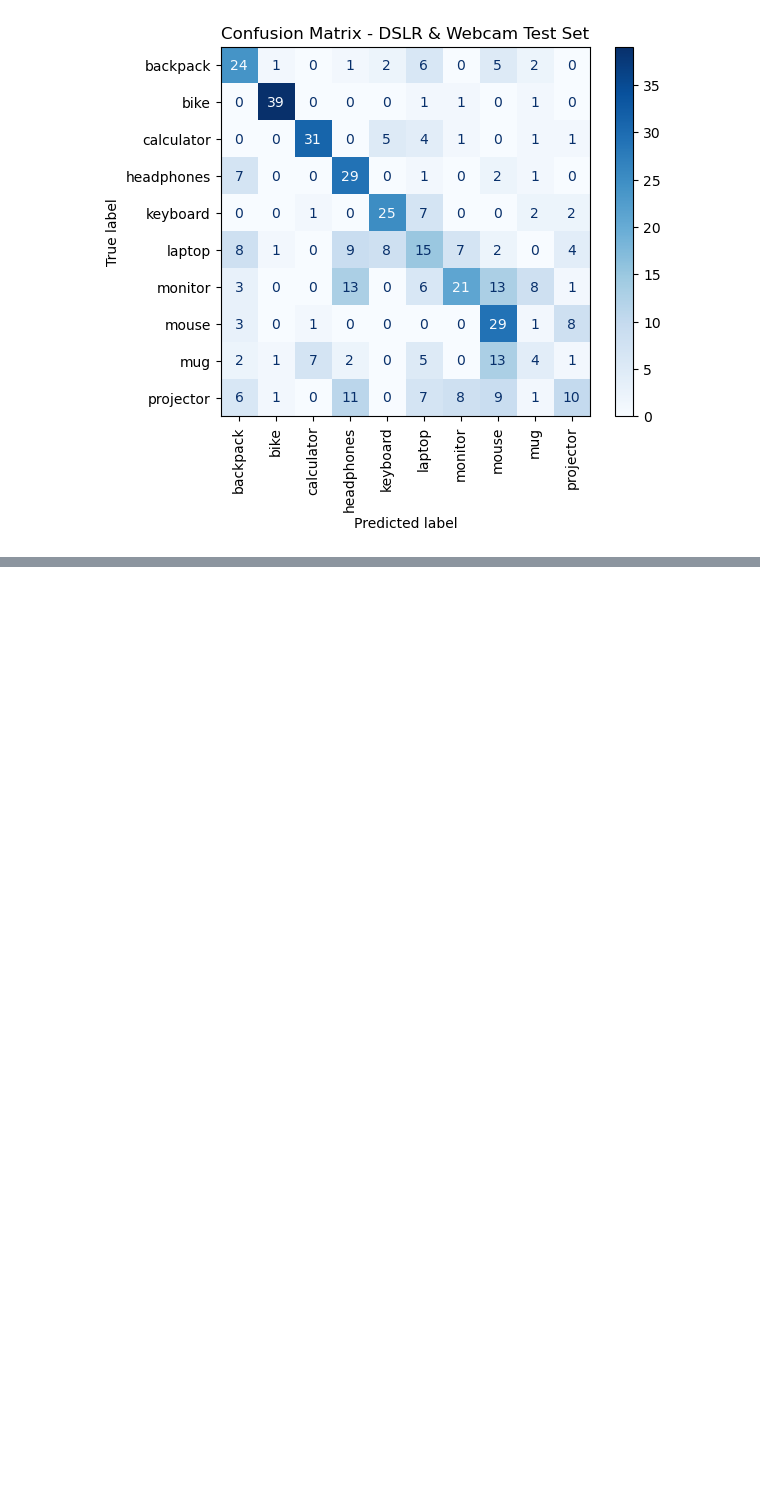
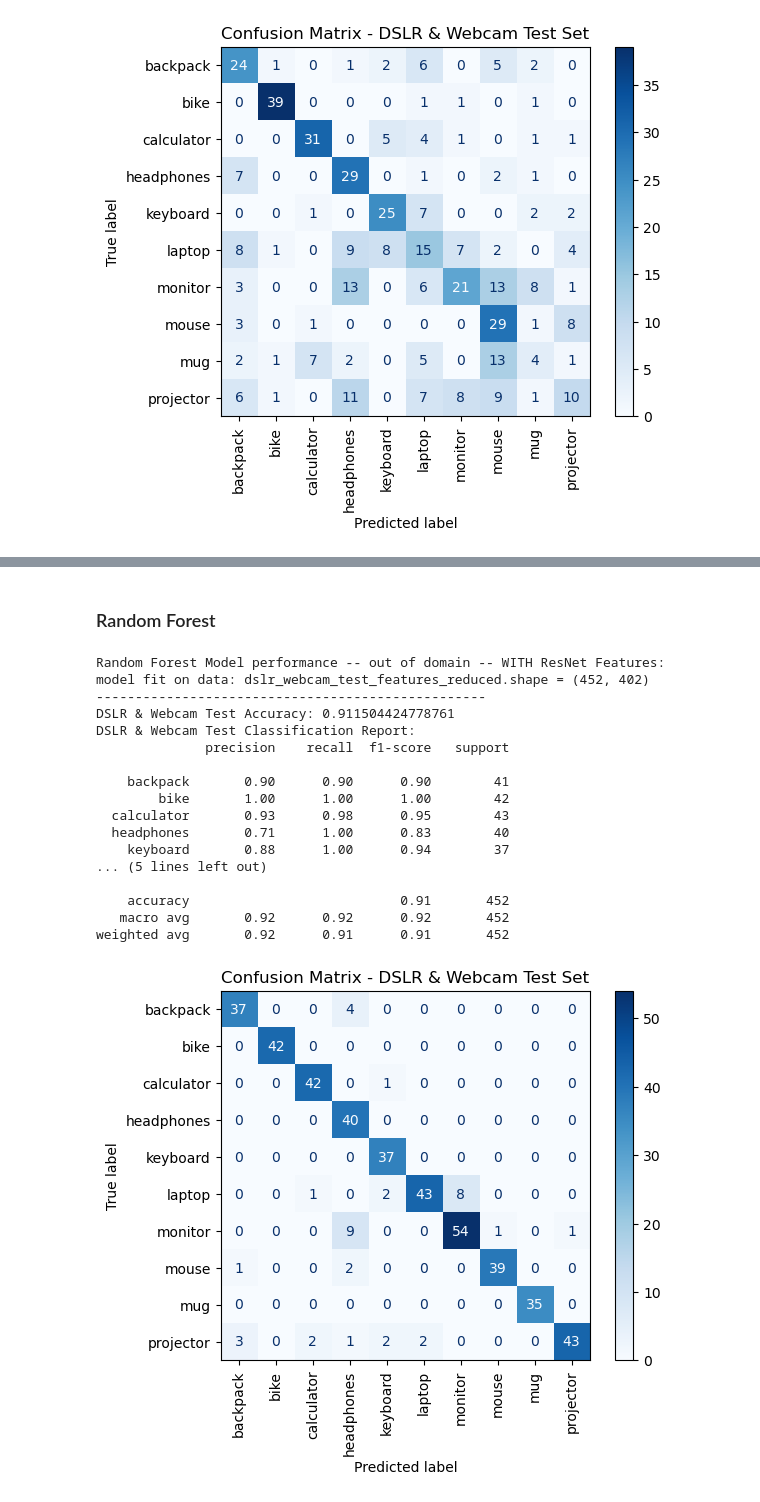
Before and after one commit to kennyalexlin/W281-Domain-Adaptation-Final-Project, a Jupyter notebook: full_extract_pipeline.ipynb, the cells around one changed output, grey strips where cells are left out. Cells and saved outputs as stored; diff of their text form; code cells hidden in the pictures; blank space fills up the shorter version.

```diff
--- a/full_extract_pipeline.ipynb
+++ b/full_extract_pipeline.ipynb
@@ -946,0 +1251,49 @@ weighted avg       0.50      0.50      0.48       452
+# %% [markdown]
+### Random Forest
+# %%
+import matplotlib.pyplot as plt
+from sklearn.metrics import confusion_matrix, ConfusionMatrixDisplay
+from sklearn.metrics import classification_report, accuracy_score
+
+#  Evaluate the model on DSLR test features
+# Step 6: Train an SVM model
+print("\nRandom Forest Model performance -- out of domain -- WITH ResNet Features:")
+print(f"model fit on data: {dslr_webcam_test_features_reduced.shape = }")
+print('-'*50)
+
+# Evaluate the model on DSLR test features
+dslr_webcam_test_predictions = rf_model.predict(dslr_webcam_test_features_reduced)
+dslr_webcam_test_accuracy = accuracy_score(dslr_webcam_test_labels, dslr_webcam_test_predictions)
+
+# Print classification report and accuracy
+print(f"DSLR & Webcam Test Accuracy: {dslr_webcam_test_accuracy}")
+print("DSLR & Webcam Test Classification Report:")
+print(classification_report(dslr_webcam_test_labels, dslr_webcam_test_predictions))
+
+# Compute confusion matrix
+conf_matrix = confusion_matrix(dslr_webcam_test_labels, dslr_webcam_test_predictions)
+
+# Display confusion matrix as a heatmap
+disp = ConfusionMatrixDisplay(confusion_matrix=conf_matrix, display_labels=np.unique(dslr_webcam_test_labels))
+disp.plot(cmap=plt.cm.Blues, xticks_rotation='vertical')
+plt.title("Confusion Matrix - DSLR & Webcam Test Set")
+plt.show()
+# %% [output]
+Random Forest Model performance -- out of domain -- WITH ResNet Features:
+model fit on data: dslr_webcam_test_features_reduced.shape = (452, 402)
+--------------------------------------------------
+DSLR & Webcam Test Accuracy: 0.911504424778761
+DSLR & Webcam Test Classification Report:
+              precision    recall  f1-score   support
+
+    backpack       0.90      0.90      0.90        41
+        bike       1.00      1.00      1.00        42
+  calculator       0.93      0.98      0.95        43
+  headphones       0.71      1.00      0.83        40
+    keyboard       0.88      1.00      0.94        37
+... (5 lines left out)
+
+    accuracy                           0.91       452
+   macro avg       0.92      0.92      0.92       452
+weighted avg       0.92      0.91      0.91       452
+[figure, added]
```
Also changed, not shown: parts of 25 cells of this notebook.
